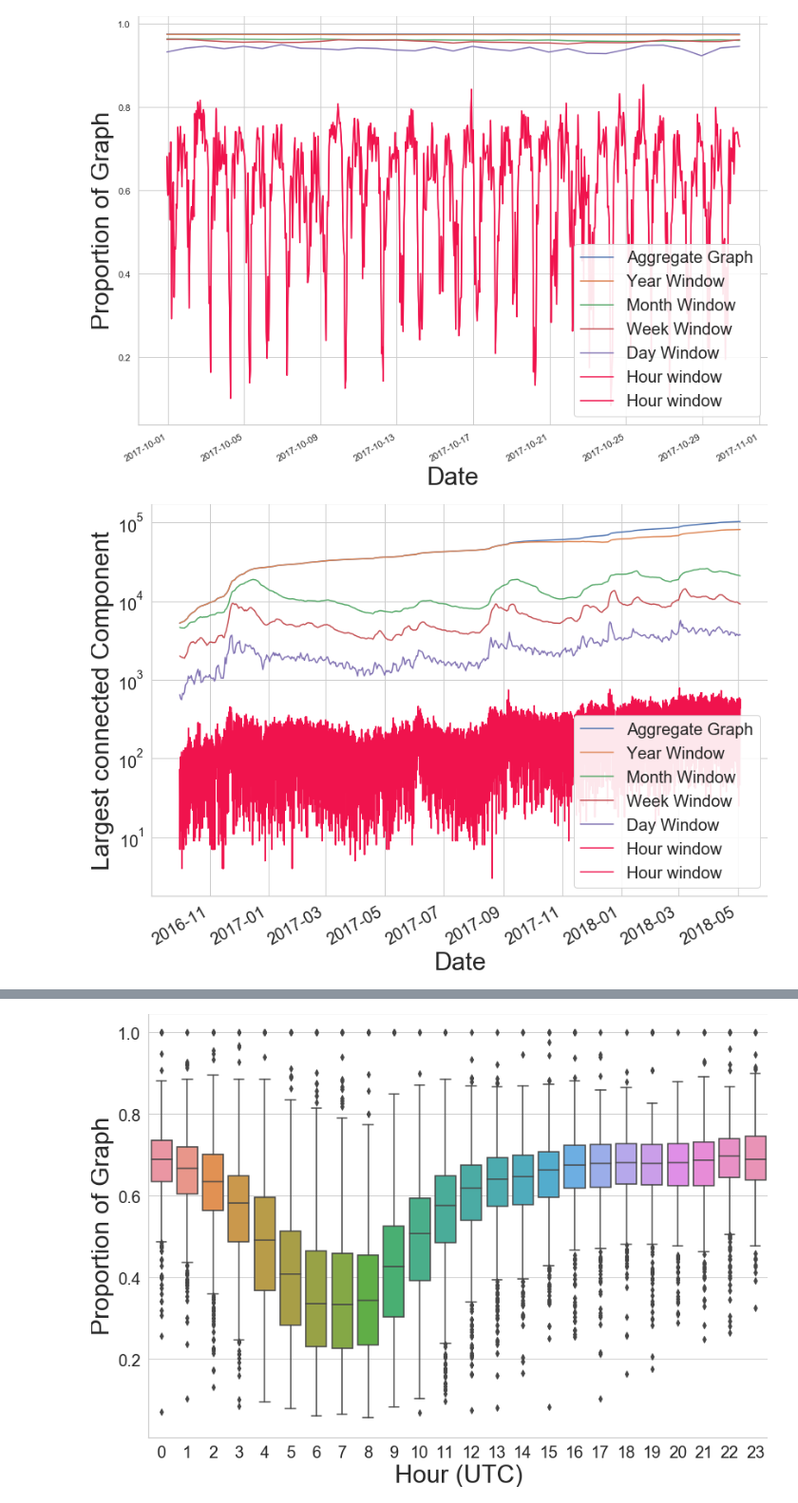
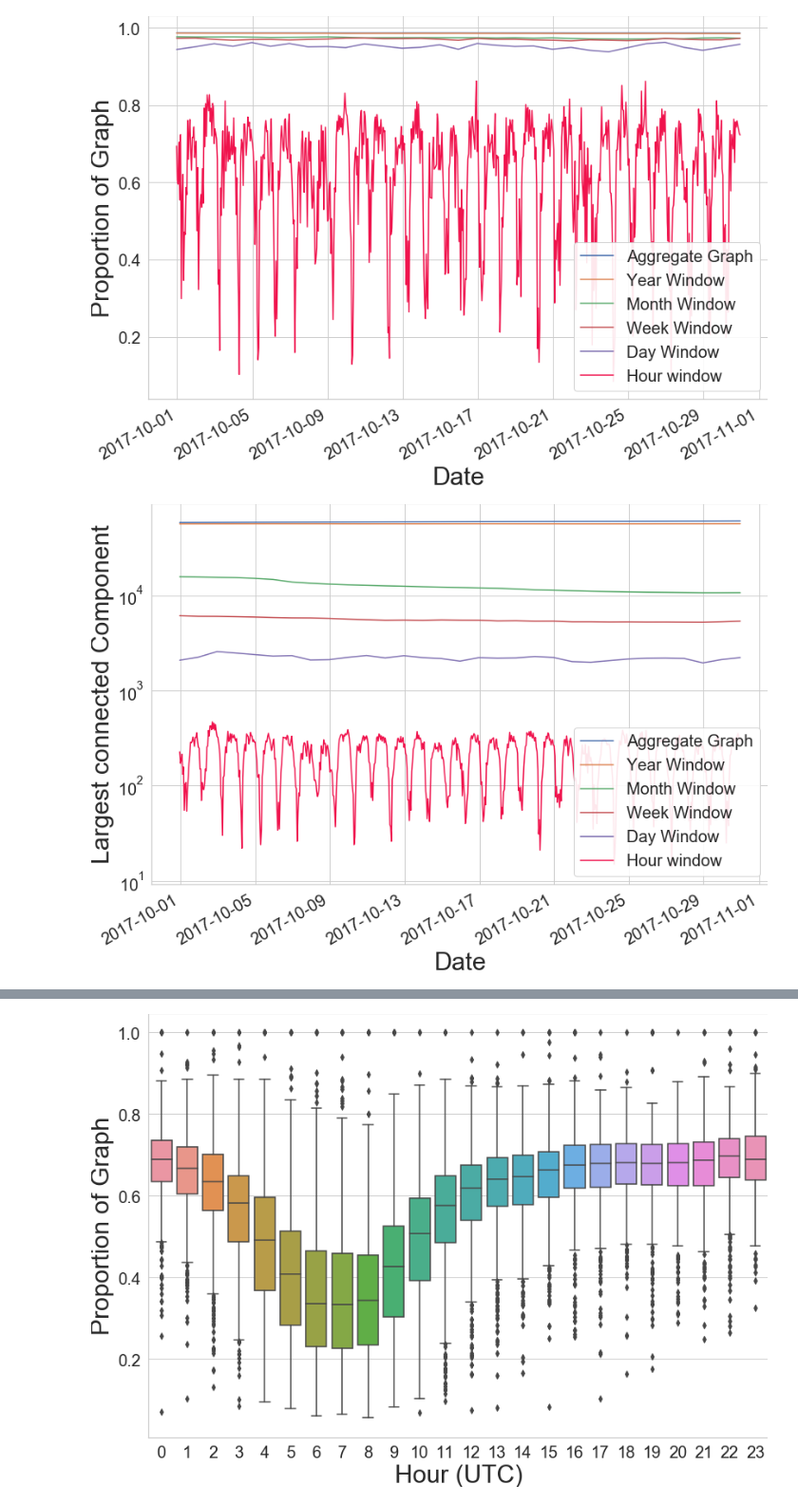
Before and after one commit to miratepuffin/Raphtory-Plots, a Jupyter notebook: Gab Plots.ipynb, the cells around one changed output, grey strips where cells are left out. Shown at 95% size. Cells and saved outputs as stored; diff of their text form; code cells hidden in the pictures.

```diff
--- a/Gab Plots.ipynb
+++ b/Gab Plots.ipynb
@@ -59,38 +59,39 @@ def fullPlot(toPlot,title,x,y,scale,start,end):
         for i in windows:
             y = cc1[cc1['windowsize'] == i]
             y['mean'] = y[toPlot].rolling(window=4,center=False).mean()
             hours = str(int((i/3600000)))+" hour window"
             y.plot(x='time', y=toPlot,ax=ax, label=labels[index])
             index +=1
 
     with open('CC/cc1hour.json') as json_file:
         x = json.load(json_file)
         x= pd.DataFrame(x['views'])
         x['index'] = pd.to_datetime(x['time'],unit='ms')
         x['time'] = pd.to_datetime(x['time'],unit='ms')
         x.set_index('index', inplace=True)
         x =x[start:end]
         #x = x[x['hour'].isin([4,16])]
         x.plot(x='time', y=toPlot,ax=ax, color="#f0134d", label="Hour window")
-        #x = x[x['hour'].isin([4,16])]
-        x.plot(x='time', y=toPlot,ax=ax, color="#f0134d", label="Hour window")
     ax.legend(fontsize=20,framealpha=0.9,loc='lower right')
     plt.tight_layout()
     plt.rc('xtick',labelsize=20)
     plt.rc('ytick',labelsize=20)
     plt.setp(ax.xaxis.get_majorticklabels(), rotation=30)
     plt.xlabel("Date")
-    plt.savefig("Graphs/"+toPlot+".png")
+    plt.savefig("Graphs/"+toPlot+"partial.png")
     plt.show()
 
+
+partial_dates = ['2017-09-30 23:00:00','2017-10-30']
+full_dates = ['2016-09-30 23:00:00','2018-10-30']
 #x['mean'] = x[toPlot].rolling(window=24,center=False).mean()
 #[0,4,8,12,16,20,24]
 #'2016-07-01': '2018-05-03'
-fullPlot('proportion','Largest Connected Component % of Graph','Date','Proportion of Graph','linear','2017-09-30 23:00:00','2017-10-30')
+fullPlot('proportionWithoutIslands','Largest Connected Component % of Graph','Date','Proportion of Graph','linear','2017-09-30 23:00:00','2017-10-30')
 
-fullPlot('biggest','Largest Connected Component Size','Date','Largest connected Component','log','2016-09-30 23:00:00','2018-10-30')
+fullPlot('biggest','Largest Connected Component Size','Date','Largest connected Component','log','2017-09-30 23:00:00','2017-10-30')
 
-#fullPlot('totalWithoutIslands','Total Connected Components','Date','Total Connected Components','linear')
+fullPlot('totalWithoutIslands','Total Connected Components','Date','Total Connected Components','log','2017-09-30 23:00:00','2017-10-30')
 # %% [output]
-[figure, old version]
+[figure, new version]
-[figure, old version]
+[figure, new version]
```
Also changed, not shown: parts of 7 cells of this notebook, 12 other files.
